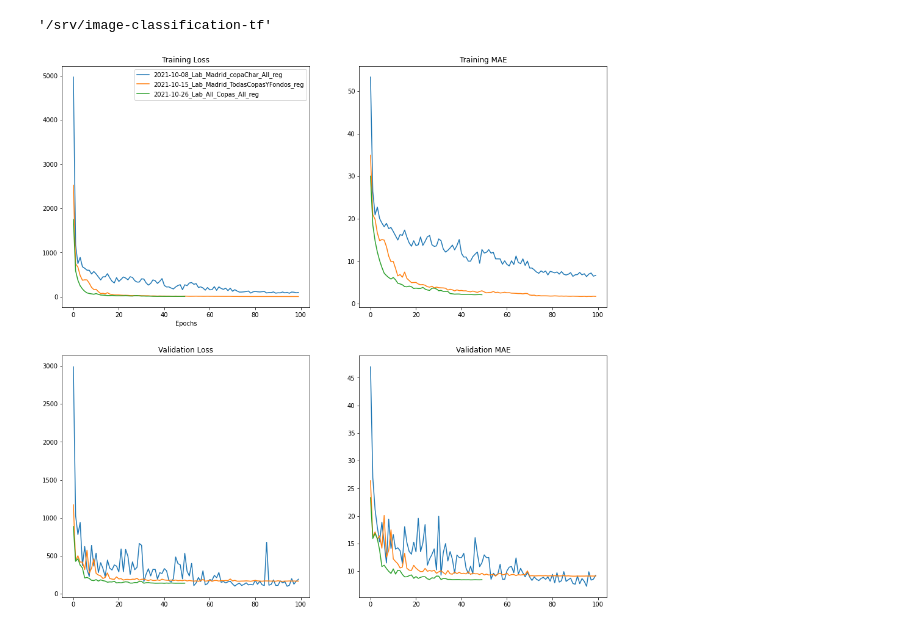
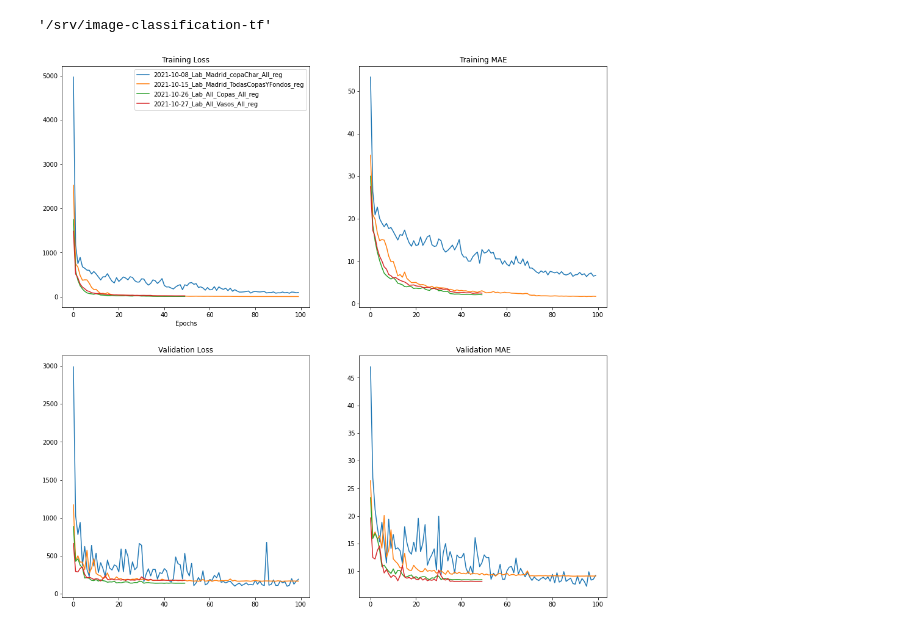
Before and after one commit to MiriamCobo/BrainGut-WineUp, a Jupyter notebook: notebooks/2.0-Model_training.ipynb, the cells around one changed output. Drawn from its saved outputs; the diff is of its cells as text; code cells hidden in the pictures.

```diff
--- a/notebooks/2.0-Model_training.ipynb
+++ b/notebooks/2.0-Model_training.ipynb
@@ -98,10 +98,11 @@ pwd
 # %%
 from imgclas.plot_utils import multi_training_plots
 
 TIMESTAMPS = ['2021-10-08_Lab_Madrid_copaChar_All_reg',
              '2021-10-15_Lab_Madrid_TodasCopasYFondos_reg',
-             '2021-10-26_Lab_All_Copas_All_reg']
+             '2021-10-26_Lab_All_Copas_All_reg',
+             '2021-10-27_Lab_All_Vasos_All_reg']
 
 multi_training_plots(timestamps=TIMESTAMPS)
 # %% [output]
-[figure, old version]
+[figure, new version]
```
Also changed, not shown: parts of 4 cells of this notebook, 12 other files.
